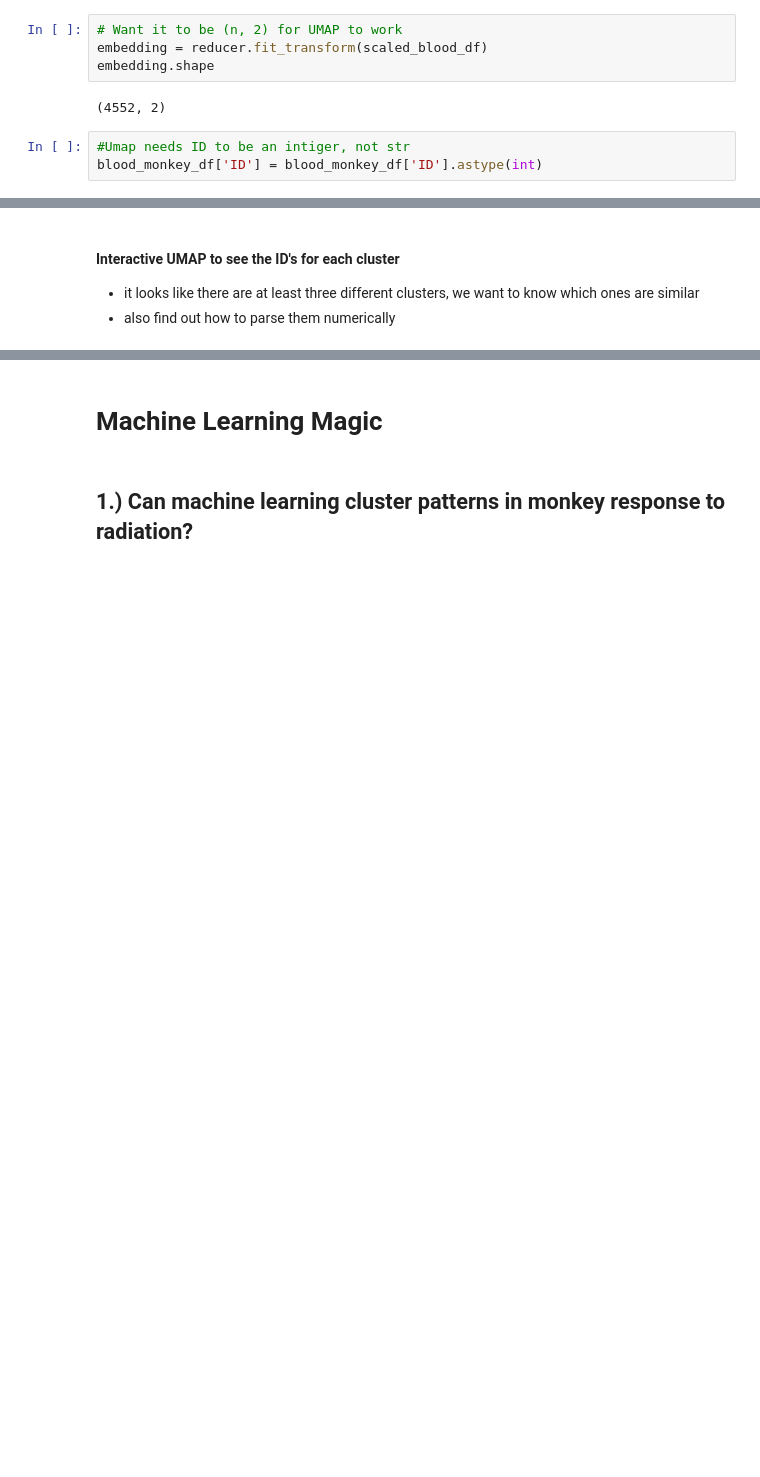
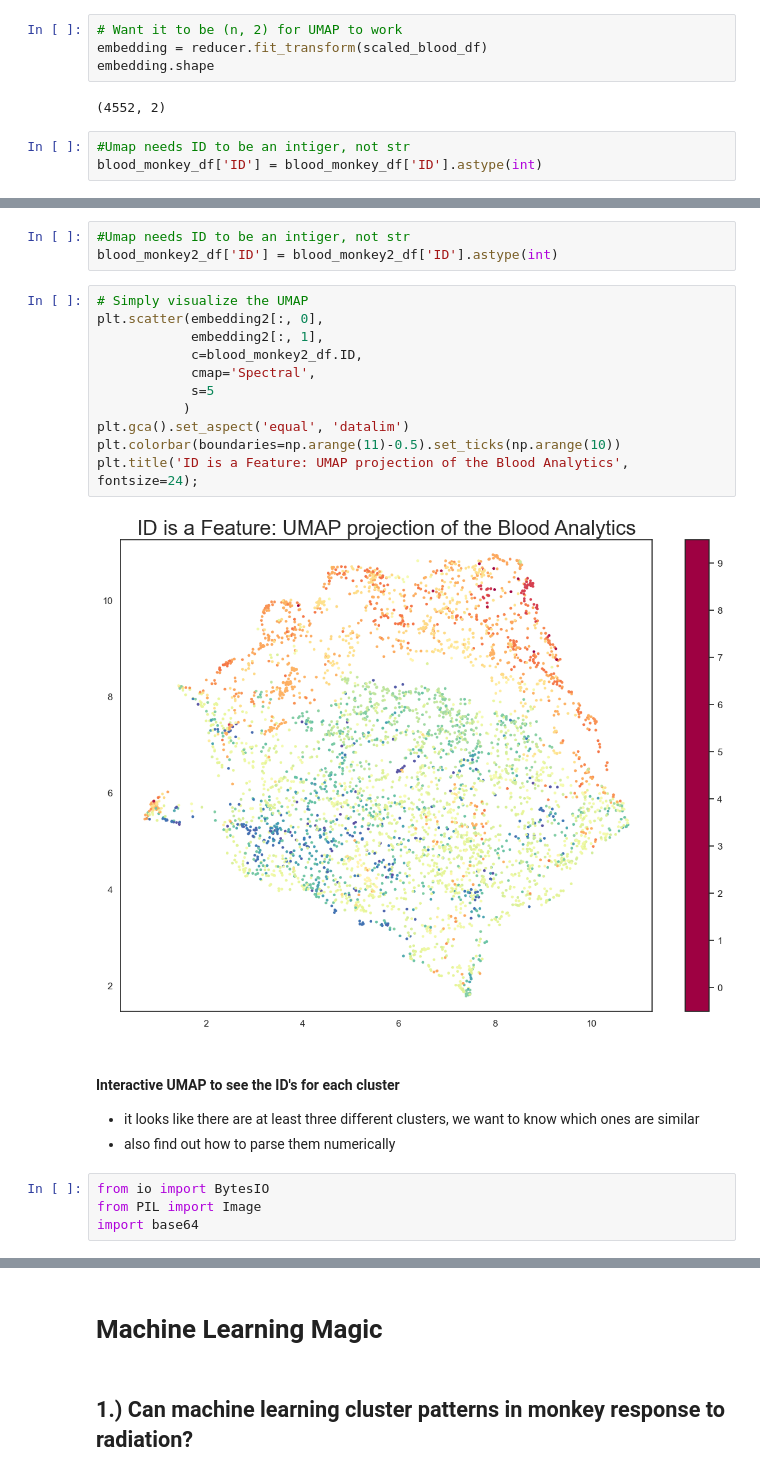
Before and after one commit to aidan-lew/monkey_health, a Jupyter notebook: monkeys_irrad_sept-2022.ipynb, the cells around one changed output, grey strips where cells are left out. Saved outputs shown, nothing was run; the diff lists cells and outputs as text; blank space fills up the shorter version.

```diff
--- a/monkeys_irrad_sept-2022.ipynb
+++ b/monkeys_irrad_sept-2022.ipynb
@@ -295,4 +352,24 @@ plt.title('UMAP projection of the Blood Analytics', fontsize=24);
+# %%
+#Umap needs ID to be an intiger, not str
+blood_monkey2_df['ID'] = blood_monkey2_df['ID'].astype(int)
+# %%
+# Simply visualize the UMAP
+plt.scatter(embedding2[:, 0],
+            embedding2[:, 1],
+            c=blood_monkey2_df.ID,
+            cmap='Spectral',
+            s=5
+           )
+plt.gca().set_aspect('equal', 'datalim')
+plt.colorbar(boundaries=np.arange(11)-0.5).set_ticks(np.arange(10))
+plt.title('ID is a Feature: UMAP projection of the Blood Analytics', fontsize=24);
+# %% [output]
+[figure, added]
 # %% [markdown]
 #### Interactive UMAP to see the ID's for each cluster
 - it looks like there are at least three different clusters, we want to know which ones are similar
 - also find out how to parse them numerically
+# %%
+from io import BytesIO
+from PIL import Image
+import base64
```
Also changed, not shown: parts of 14 cells of this notebook.
